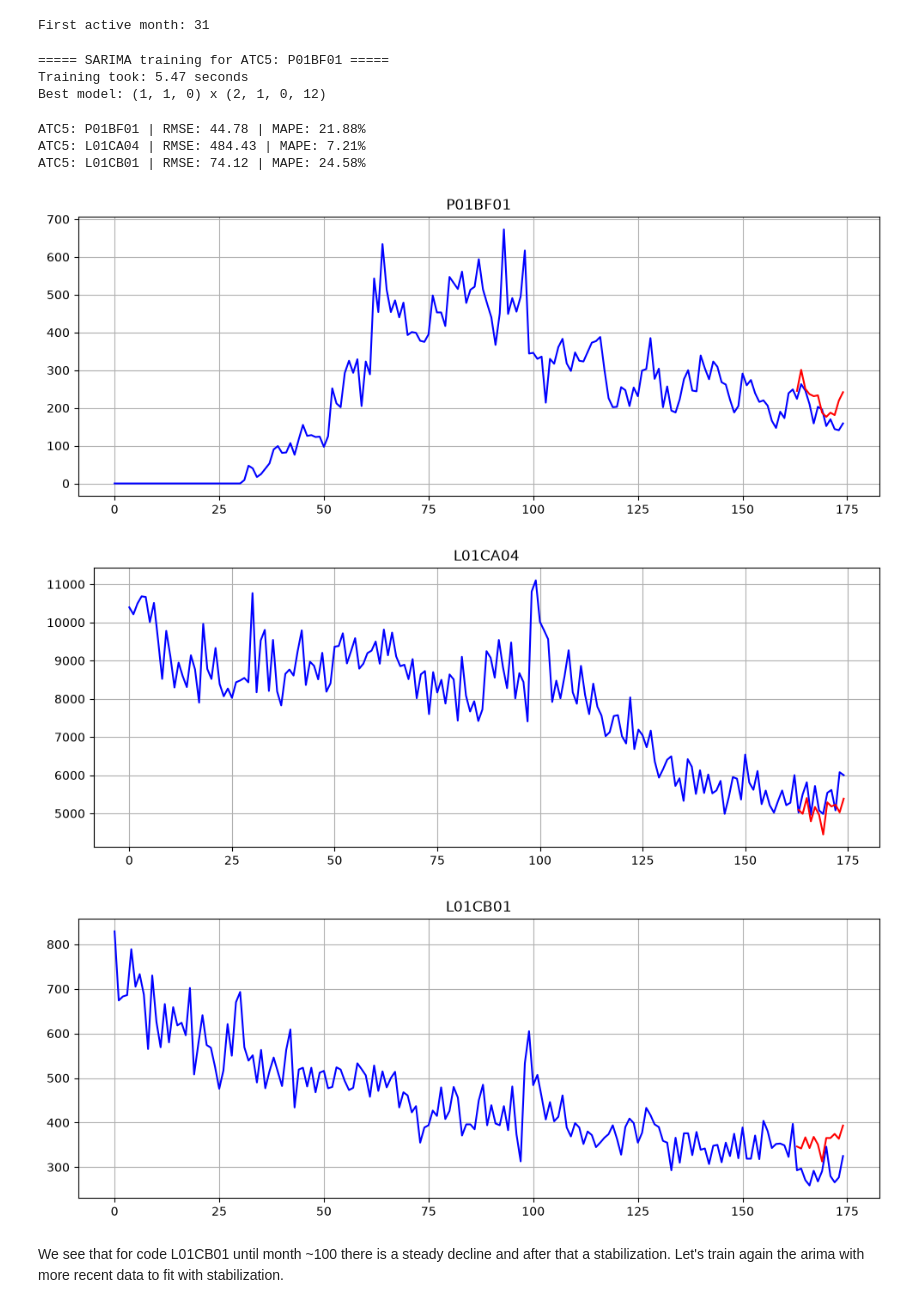
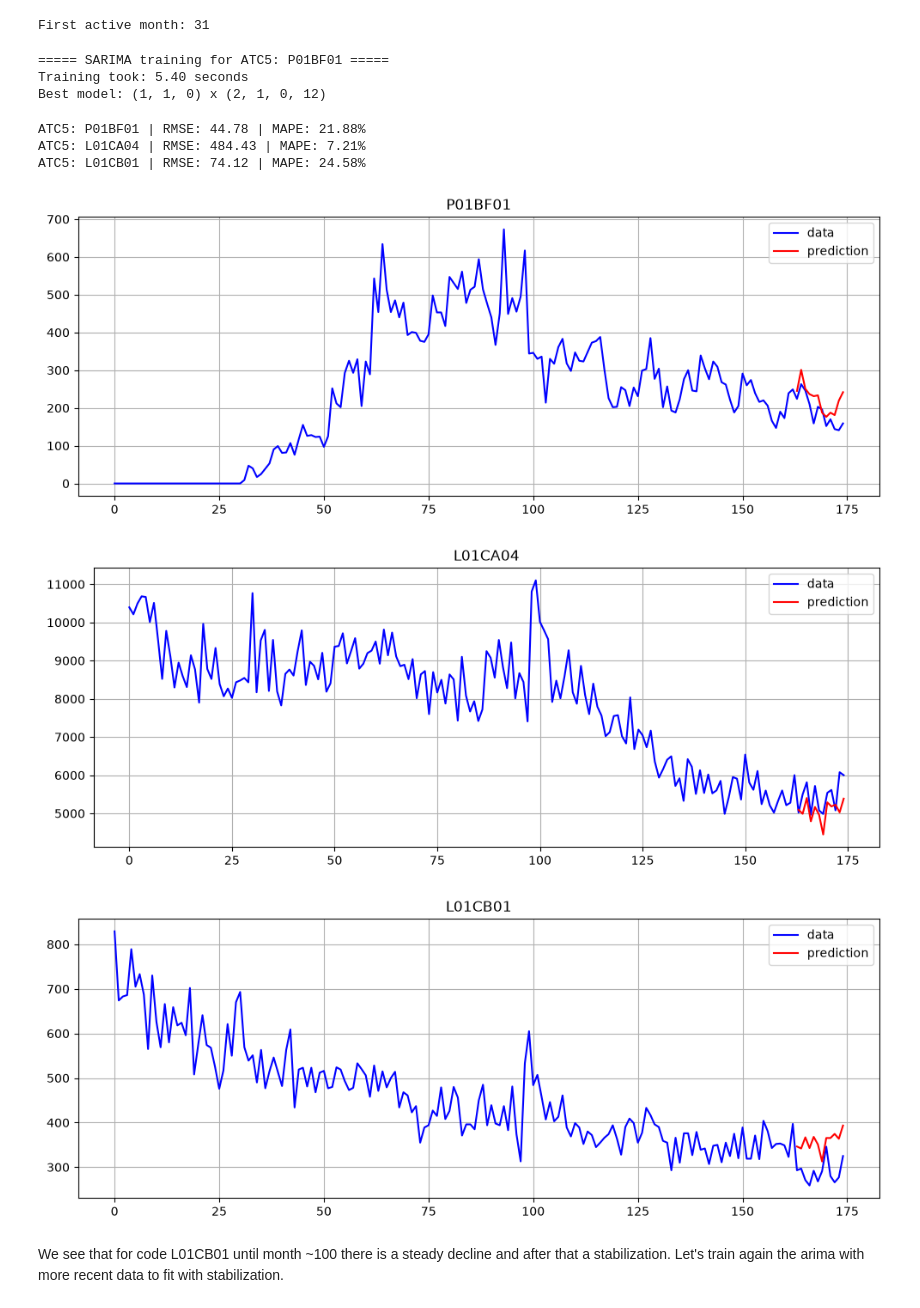
Before and after one commit to T0L1S/AgriPharm_Track3_EthnoHack_2026, a Jupyter notebook: src/agripharm_track3_ethnohack_2026/forecasting/model.ipynb, the cells around one changed output. Cells and saved outputs as stored; diff of their text form; code cells hidden in the pictures.

```diff
--- a/src/agripharm_track3_ethnohack_2026/forecasting/model.ipynb
+++ b/src/agripharm_track3_ethnohack_2026/forecasting/model.ipynb
@@ -154,10 +154,11 @@ for code in codes:
 # %%
 for code in codes:
     plt.figure(figsize=(10,4))
-    plt.plot(data[code], "b")
-    plt.plot(forecast_df[code], "r")
+    plt.plot(data[code], "b", label="data")
+    plt.plot(forecast_df[code], "r", label="prediction")
     plt.title(code)
     plt.grid()
+    plt.legend()
     plt.tight_layout()
     plt.show()
 # %% [output]
@@ -304,7 +305,7 @@ forecasts[code] = model.predict(n_periods=TEST_MONTHS)
 print(f"Best model: {model.order} x {model.seasonal_order}")
 # %% [output]
 ===== SARIMA training for ATC5: P01BF01 =====
-Training took: 5.47 seconds
+Training took: 5.40 seconds
 Best model: (1, 1, 0) x (2, 1, 0, 12)
 # %%
 for code in EXPANSION:
@@ -322,18 +323,19 @@ ATC5: L01CB01 | RMSE: 74.12 | MAPE: 24.58%
 # %%
 forecast_df = pd.DataFrame(forecasts)
 
 for code in EXPANSION:
     plt.figure(figsize=(10,4))
-    plt.plot(data_expansion[code], "b")
-    plt.plot(forecast_df[code], "r")
+    plt.plot(data_expansion[code], "b", label="data")
+    plt.plot(forecast_df[code], "r", label="prediction")
     plt.title(code)
     plt.grid()
+    plt.legend()
     plt.tight_layout()
     plt.show()
 # %% [output]
-[figure, old version]
+[figure, new version]
-[figure, old version]
+[figure, new version]
-[figure, old version]
+[figure, new version]
 # %% [markdown]
 We see that for code L01CB01 until month ~100 there is a steady decline and after that a stabilization. Let's train again the arima with more recent data to fit with stabilization.
 # %%
```
Also changed, not shown: parts of 8 cells of this notebook, 1 other file.
